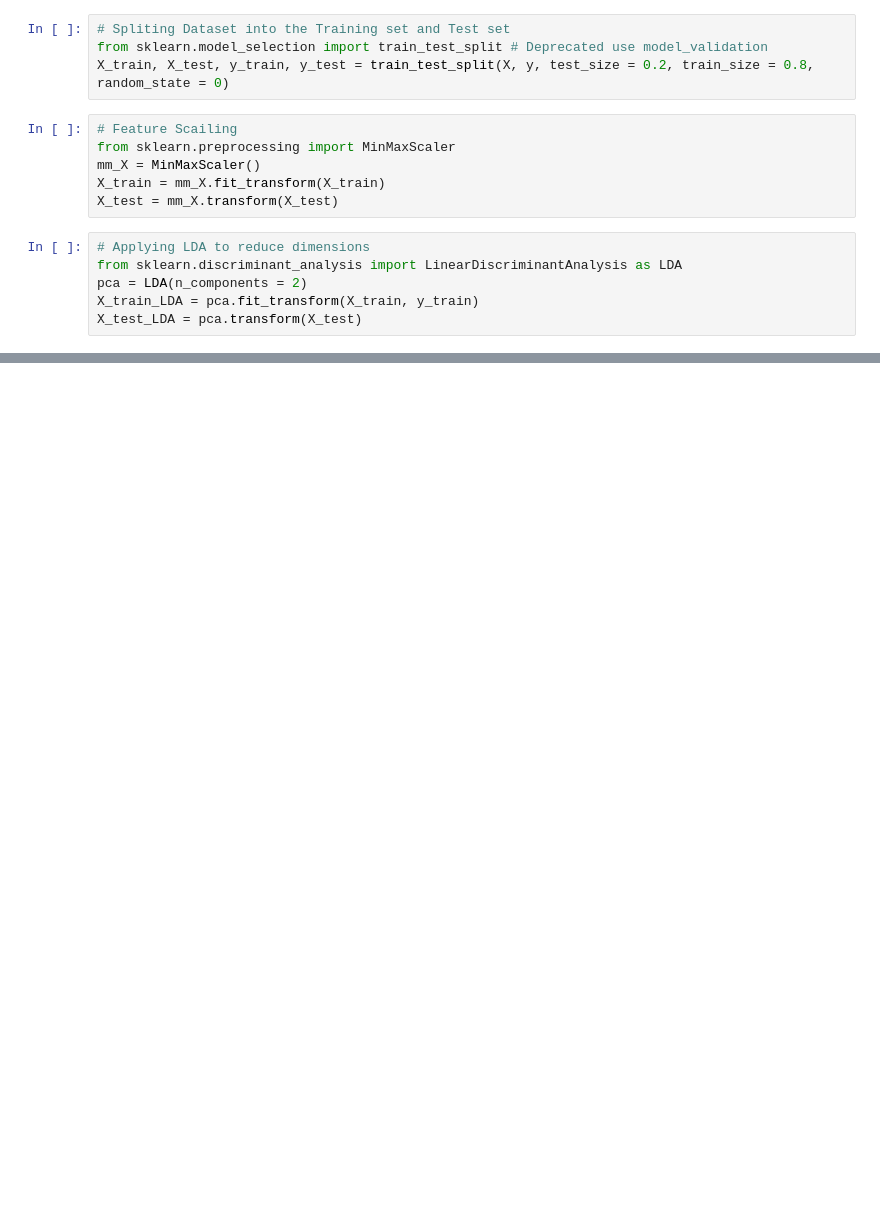
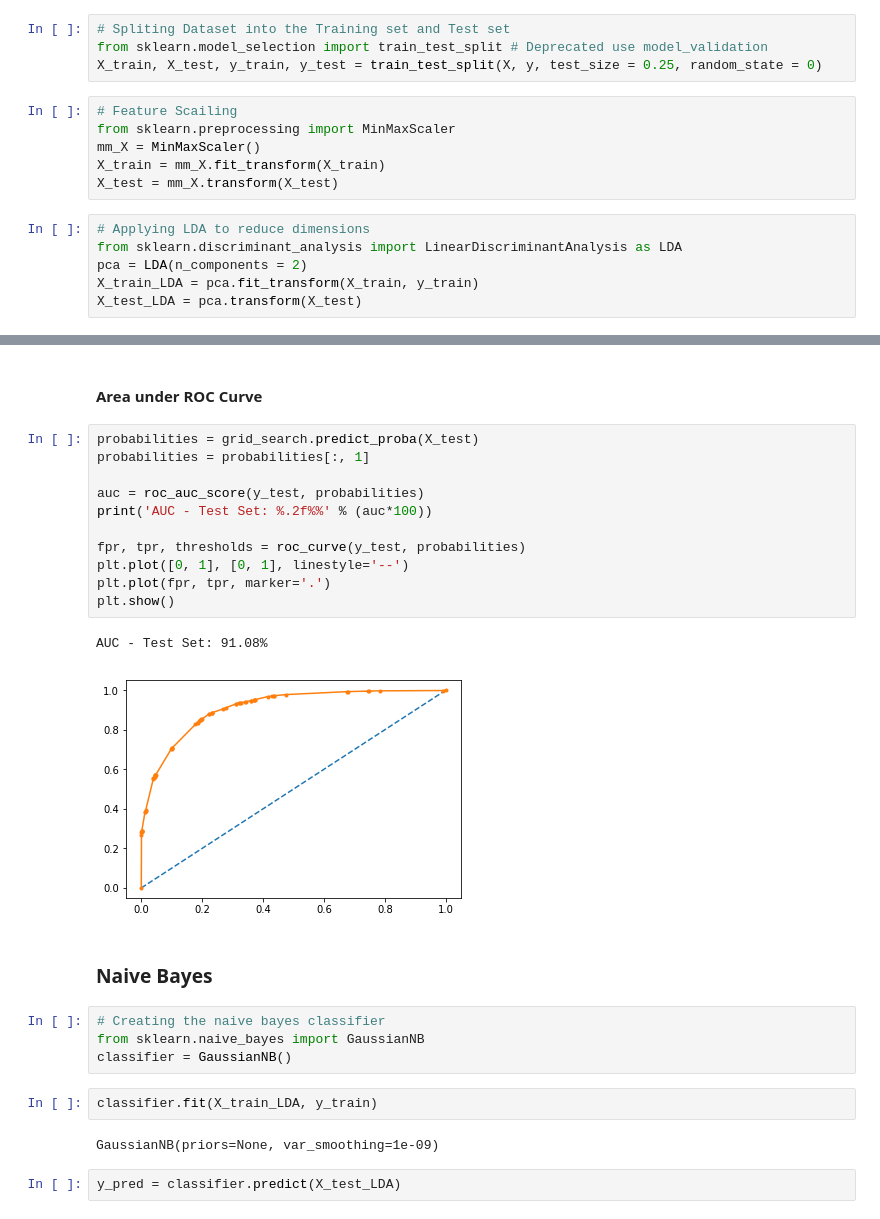
Before and after one commit to amansahil/Income-Predictor, a Jupyter notebook: main.ipynb, the cells around one changed output, grey strips where cells are left out. Cells and saved outputs as stored; diff of their text form; blank space fills up the shorter version.

Commit message:
Added DTC, SVM and Naive Bayes

```diff
--- a/main.ipynb
+++ b/main.ipynb
@@ -513,7 +515,7 @@ y = labelencoder_y.fit_transform(y.values)
 # %%
 # Spliting Dataset into the Training set and Test set
 from sklearn.model_selection import train_test_split # Deprecated use model_validation
-X_train, X_test, y_train, y_test = train_test_split(X, y, test_size = 0.2, train_size = 0.8, random_state = 0)
+X_train, X_test, y_train, y_test = train_test_split(X, y, test_size = 0.25, random_state = 0)
 # %%
 # Feature Scailing
 from sklearn.preprocessing import MinMaxScaler
@@ -528,0 +608,28 @@ X_test_LDA = pca.transform(X_test)
+# %% [markdown]
+#### Area under ROC Curve
+# %%
+probabilities = grid_search.predict_proba(X_test)
+probabilities = probabilities[:, 1]
+
+auc = roc_auc_score(y_test, probabilities)
+print('AUC - Test Set: %.2f%%' % (auc*100))
+
+fpr, tpr, thresholds = roc_curve(y_test, probabilities)
+plt.plot([0, 1], [0, 1], linestyle='--')
+plt.plot(fpr, tpr, marker='.')
+plt.show()
+# %% [output]
+AUC - Test Set: 91.08%
+[figure, added]
+# %% [markdown]
+### Naive Bayes
+# %%
+# Creating the naive bayes classifier
+from sklearn.naive_bayes import GaussianNB
+classifier = GaussianNB()
+# %%
+classifier.fit(X_train_LDA, y_train)
+# %% [output]
+GaussianNB(priors=None, var_smoothing=1e-09)
+# %%
+y_pred = classifier.predict(X_test_LDA)
```
Also changed, not shown: parts of 40 cells of this notebook.
